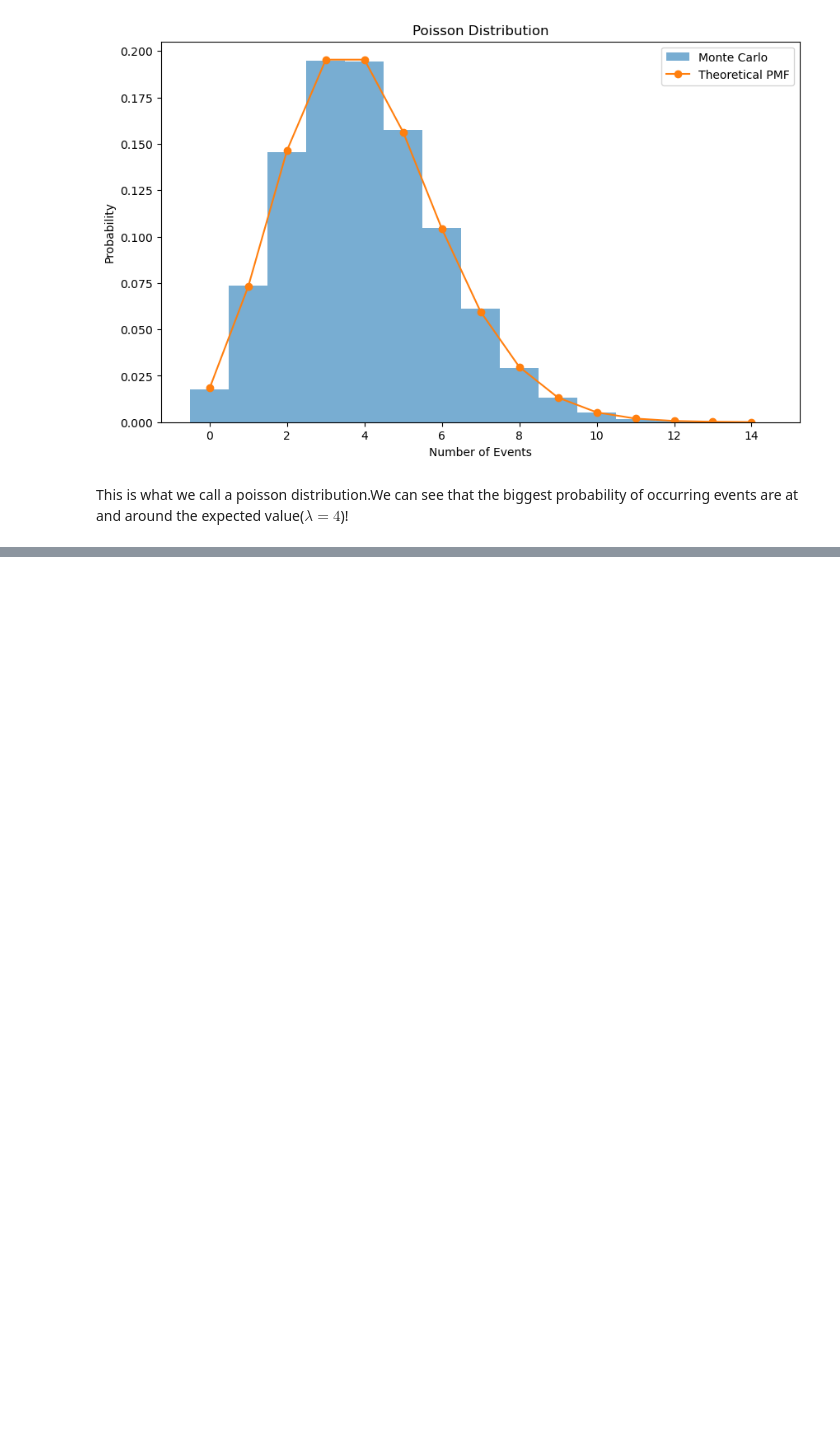
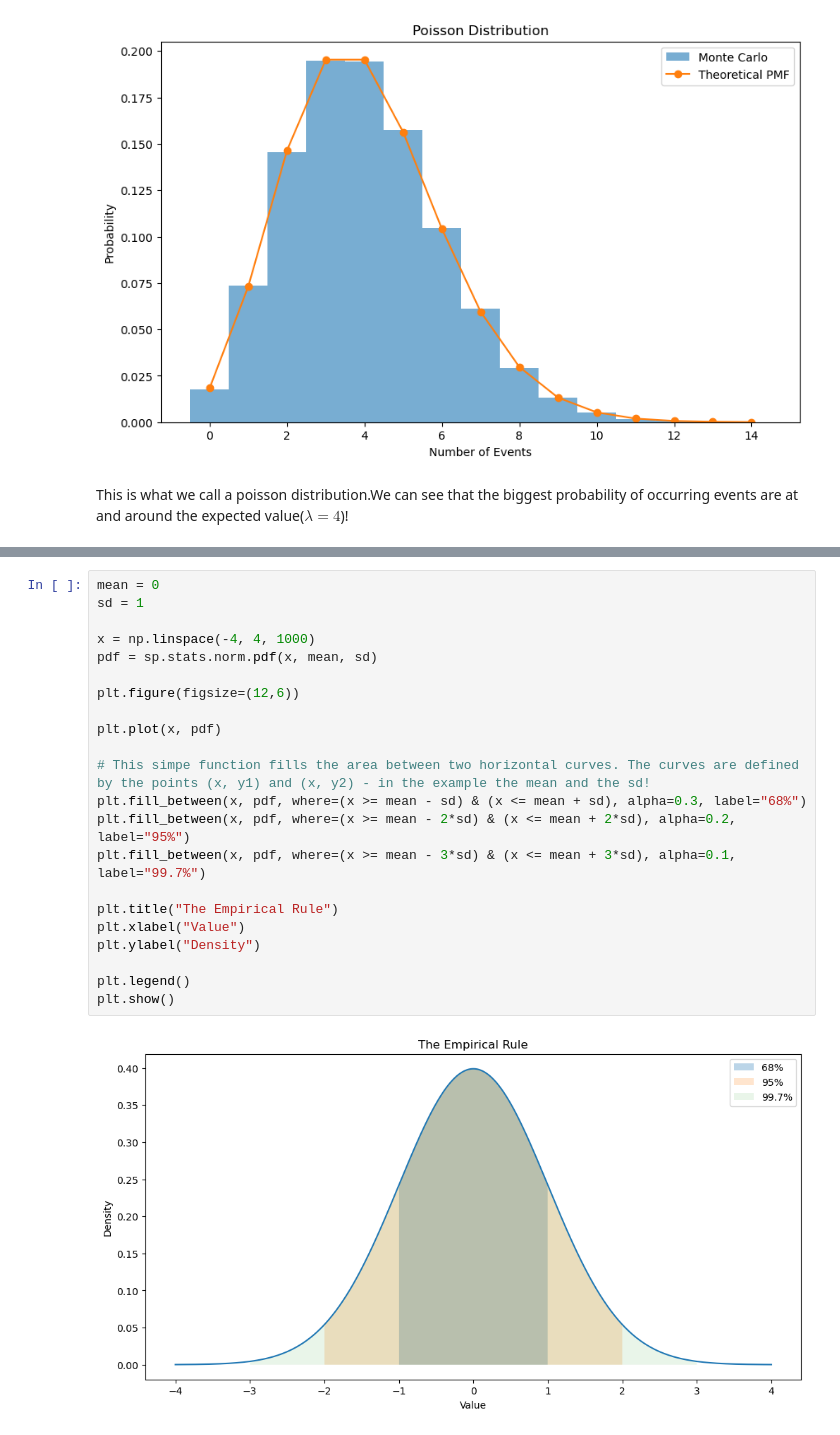
Before and after one commit to kvenov/The_Monte_Carlo_Method, a Jupyter notebook: monte_carlo_scientific_article.ipynb, the cells around one changed output, grey strips where cells are left out. Saved outputs shown, nothing was run; the diff lists cells and outputs as text; blank space fills up the shorter version.

```diff
--- a/monte_carlo_scientific_article.ipynb
+++ b/monte_carlo_scientific_article.ipynb
@@ -804,0 +1002,24 @@ This is what we call a poisson distribution.We can see that the biggest probabil
+# %%
+mean = 0
+sd = 1
+
+x = np.linspace(-4, 4, 1000)
+pdf = sp.stats.norm.pdf(x, mean, sd)
+
+plt.figure(figsize=(12,6))
+
+plt.plot(x, pdf)
+
+# This simpe function fills the area between two horizontal curves. The curves are defined by the points (x, y1) and (x, y2) - in the example the mean and the sd!
+plt.fill_between(x, pdf, where=(x >= mean - sd) & (x <= mean + sd), alpha=0.3, label="68%")
+plt.fill_between(x, pdf, where=(x >= mean - 2*sd) & (x <= mean + 2*sd), alpha=0.2, label="95%")
+plt.fill_between(x, pdf, where=(x >= mean - 3*sd) & (x <= mean + 3*sd), alpha=0.1, label="99.7%")
+
+plt.title("The Empirical Rule")
+plt.xlabel("Value")
+plt.ylabel("Density")
+
+plt.legend()
+plt.show()
+# %% [output]
+[figure, added]
```
Also changed, not shown: parts of 17 cells of this notebook.
